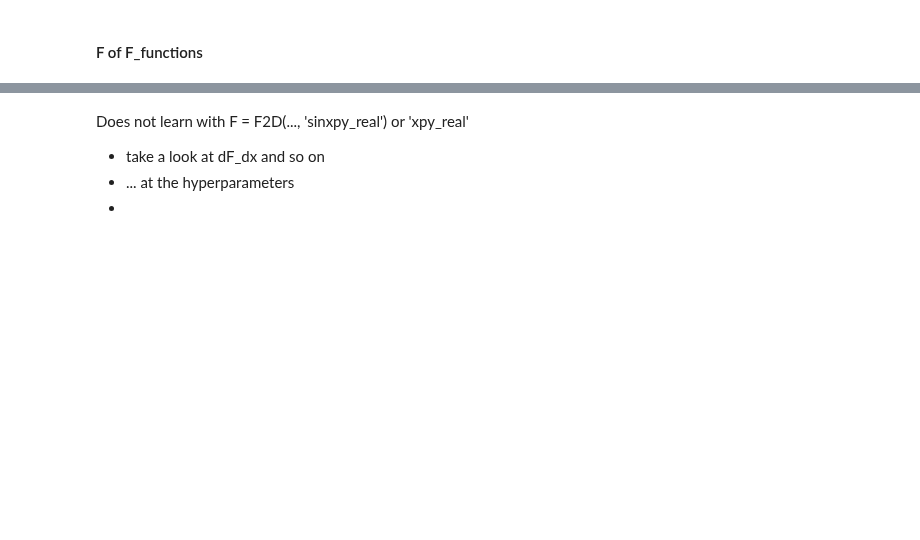
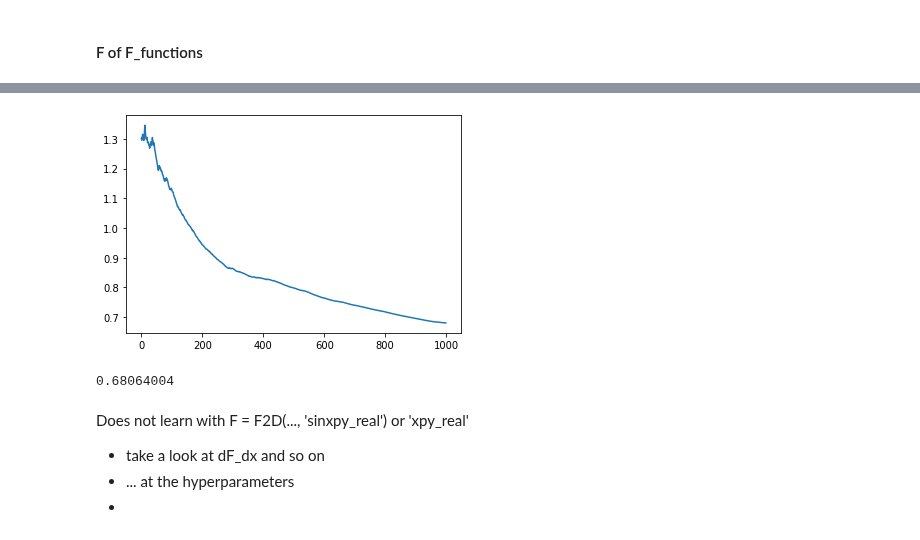
Before and after one commit to LawsonOliveira/Tsunami, a Jupyter notebook: differentiate/NN_test_function_A_F.ipynb, the cells around one changed output, grey strips where cells are left out. Cells and saved outputs as stored; diff of their text form; code cells hidden in the pictures; blank space fills up the shorter version.

```diff
--- a/differentiate/NN_test_function_A_F.ipynb
+++ b/differentiate/NN_test_function_A_F.ipynb
@@ -141,7 +169,7 @@ Papier : 2019_A_unified_deep_artificial_neural_network_approach_to_PDE_in_comple
 
 # a few train parameters to adjust
 learning_rate = 0.01
-training_steps = 200
+epochs = 200
 batch_size = 1000
 display_step = 100
 
@@ -166,11 +194,11 @@ def custom_loss_1():
   indices = np.random.randint(tf_coords.shape[0],size=batch_size)
   tf_sample_coords = tf.convert_to_tensor([tf_coords[i] for i in indices])
 
-  _,dg_dxx,_,dg_dyy = differentiate(g,tf_sample_coords)
+  _,dg_dxx,_,dg_dyy = differentiate(g_1,tf_sample_coords)
   f_r = tf.reshape(f(tf_sample_coords),[batch_size,1])
   res = residual(dg_dxx,dg_dyy,f_r)
 
-  loss = tf.reduce_mean(tf.square(res)) + alpha*tf.reduce_mean(tf.square(g(tf_boundary_coords)-boundary_conditions(tf_boundary_coords)))
+  loss = tf.reduce_mean(tf.square(res)) + alpha*tf.reduce_mean(tf.square(g_1(tf_boundary_coords)-boundary_conditions(tf_boundary_coords)))
   return loss
 
 # train of method 1:
@@ -202,14 +230,14 @@ _________________________________________________________________
 
 all_losses = []
 
-for i in range(training_steps):
+for i in range(epochs):
   print('epoch:',i)
   loss = train_step_1()
   if i % display_step == display_step-1:
     print("loss:", loss)
   all_losses.append(loss)
 
-plt.plot(np.arange(0,training_steps),all_losses)
+plt.plot(np.arange(0,epochs),all_losses)
 plt.ylabel('loss')
 plt.xlabel('epoch')
 plt.show()
@@ -263,7 +272,7 @@ def custom_loss_2_boundary():
   indices = np.random.randint(tf_boundary_coords.shape[0],size=batch_size)
   tf_sample_boundary_coords = tf.convert_to_tensor([tf_boundary_coords[i] for i in indices])
 
-  loss = tf.reduce_mean(tf.square(g(tf_sample_boundary_coords)-boundary_conditions(tf_sample_boundary_coords)))
+  loss = tf.reduce_mean(tf.square(g_2(tf_sample_boundary_coords)-boundary_conditions(tf_sample_boundary_coords)))
   # print('loss :', loss)
   return loss
 
@@ -272,11 +281,11 @@ def custom_loss_2():
   indices = np.random.randint(tf_coords.shape[0],size=batch_size)
   tf_sample_coords = tf.convert_to_tensor([tf_coords[i] for i in indices])
 
-  _,dg_dxx,_,dg_dyy = differentiate(g,tf_sample_coords)
+  _,dg_dxx,_,dg_dyy = differentiate(g_2,tf_sample_coords)
   f_r = tf.reshape(f(tf_sample_coords),[batch_size,1])
   res = residual(dg_dxx,dg_dyy,f_r)
 
-  loss = tf.reduce_mean(tf.square(res)) + alpha*tf.reduce_mean(tf.square(g(tf_boundary_coords)-boundary_conditions(tf_boundary_coords)))
+  loss = tf.reduce_mean(tf.square(res)) + alpha*tf.reduce_mean(tf.square(g_2(tf_boundary_coords)-boundary_conditions(tf_boundary_coords)))
   return loss
 
 
@@ -550,18 +559,2 @@ Trainable params: 500
 Non-trainable params: 0
 _________________________________________________________________
-# %%
-# Training the Model of method 3:
-
-all_losses = []
-
-for i in range(training_steps):
-  print('epoch:',i)
-  loss = train_step_3()
-  if i % display_step == display_step-1:
-    print("loss:", loss)
-  all_losses.append(loss)
-
-plt.plot(np.arange(0,training_steps),all_losses)
-plt.ylabel('loss')
-plt.xlabel('epoch')
-plt.show()
@@ -587,3 +661,11 @@ loss: tf.Tensor(0.02815282, shape=(), dtype=float32)
+# %%
+plt.plot(list(range(0,len(history['val_mae']))),history['val_mae'])
+plt.show()
+
+print(np.min(history['val_mae']))
+# %% [output]
+[figure, added]
+0.68064004
 # %% [markdown]
 Does not learn with F = F2D(..., 'sinxpy_real') or 'xpy_real'
 - take a look at dF_dx and so on
```
Also changed, not shown: parts of 18 cells of this notebook, 22 other files.
